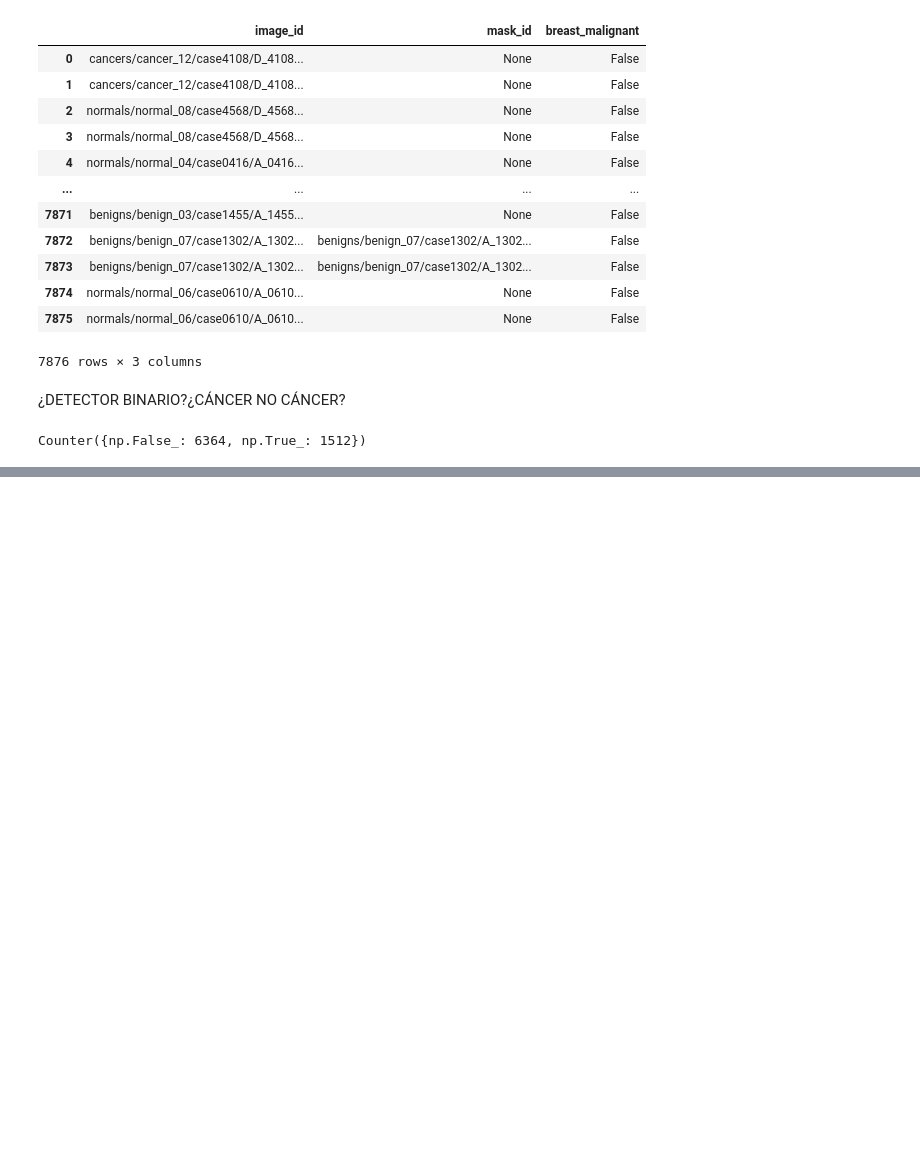
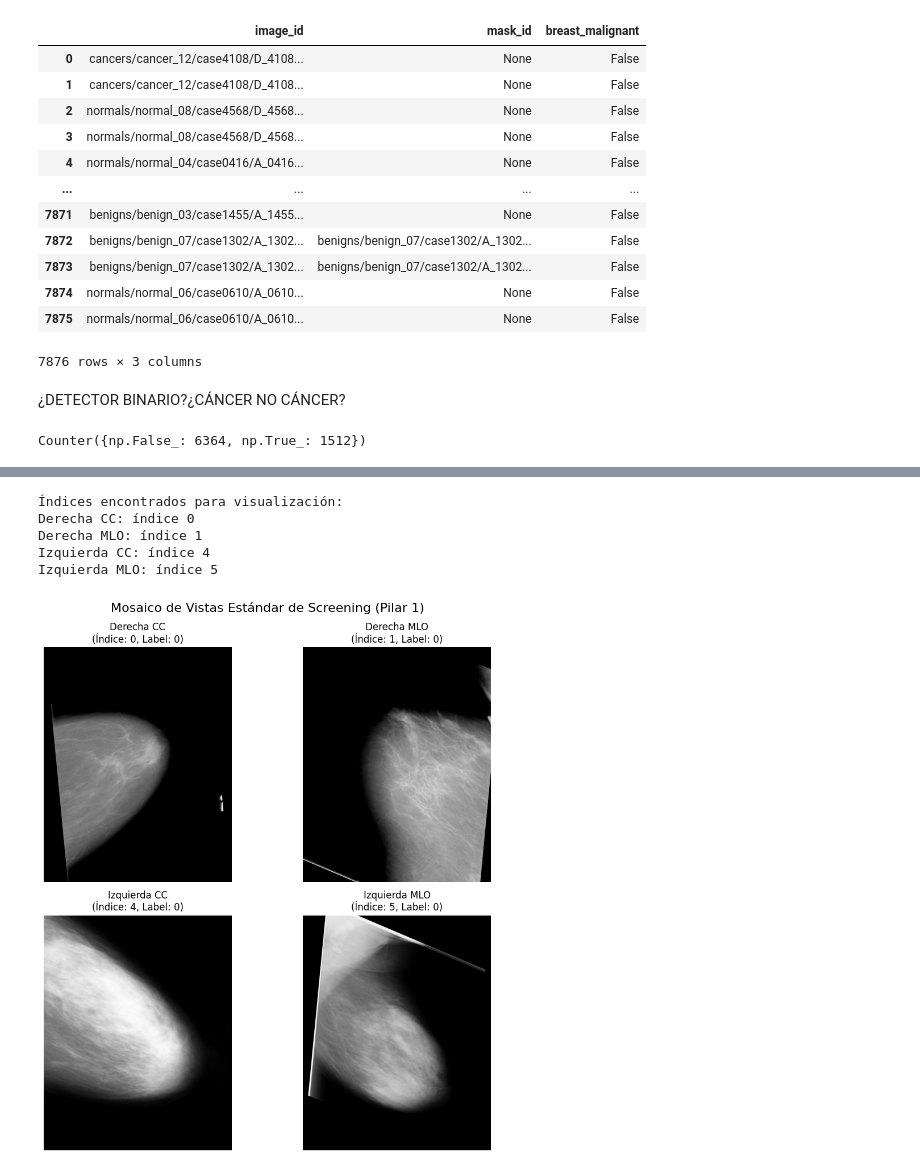
Before and after one commit to alalbiol/Mammography, a Jupyter notebook: elsa/notebooks/test_dataset.ipynb, the cells around one changed output, grey strips where cells are left out. Saved outputs shown, nothing was run; the diff lists cells and outputs as text; code cells hidden in the pictures; blank space fills up the shorter version.

Commit message:
dataset

```diff
--- a/elsa/notebooks/test_dataset.ipynb
+++ b/elsa/notebooks/test_dataset.ipynb
@@ -307,0 +379,13 @@ tensor(2.5302e-08) tensor(1.)
+# %%
+lateralidad = []
+for f in filenames:
+    f_upper = f.upper()
+    if 'RIGHT' in f_upper or '.R.' in f_upper:
+        lateralidad.append('Derecha (R)')
+    elif 'LEFT' in f_upper or '.L.' in f_upper:
+        lateralidad.append('Izquierda (L)')
+    else:
+        lateralidad.append('Desconocida')
+
+conteo_lat = Counter(lateralidad)
+print(f"Distribución por lateralidad: {conteo_lat}")
@@ -307,0 +422,67 @@ tensor(2.5302e-08) tensor(1.)
+# %%
+# Definimos los criterios de búsqueda exactos
+criterios = {
+    'Derecha CC': ('RIGHT', 'CC'),
+    'Derecha MLO': ('RIGHT', 'MLO'),
+    'Izquierda CC': ('LEFT', 'CC'),
+    'Izquierda MLO': ('LEFT', 'MLO')
+}
+
+indices_vistas = {}
+
+# Recorremos los filenames para encontrar el primer índice que cumpla cada criterio
+for i, f in enumerate(filenames):
+    f_upper = f.upper()
+
+    # Comprobamos cada criterio
+    for nombre_vista, (lat, proj) in criterios.items():
+        if nombre_vista not in indices_vistas: # Solo guardamos el primero encontrado
+            # Verificamos que contenga AMBOS términos (Lado y Proyección)
+            if lat in f_upper and proj in f_upper:
+                indices_vistas[nombre_vista] = i
+
+    # Si ya hemos encontrado los 4, paramos el bucle (eficiencia)
+    if len(indices_vistas) == 4:
+        break
+
+print("Índices encontrados para visualización:")
+for vista, idx in indices_vistas.items():
+    print(f"{vista}: índice {idx}")
+# %% [output]
+Índices encontrados para visualización:
+Derecha CC: índice 0
+Derecha MLO: índice 1
+Izquierda CC: índice 4
+Izquierda MLO: índice 5
+# %%
+# Creamos una figura de 2x2
+fig, axs = plt.subplots(2, 2, figsize=(10, 10))
+fig.suptitle('Mosaico de Vistas Estándar de Screening (Pilar 1)', fontsize=16)
+
+# Mapeo de posiciones en el grid (Fila, Columna)
+posiciones = {
+    'Derecha CC': (0, 0),
+    'Derecha MLO': (0, 1),
+    'Izquierda CC': (1, 0),
+    'Izquierda MLO': (1, 1)
+}
+
+# Visualizamos cada una
+for vista, idx in indices_vistas.items():
+    # Obtenemos la imagen y la máscara del dataset usando el índice encontrado
+    img, label, mask, *_ = train_ds[idx]
+
+    # Obtenemos el eje correcto del grid
+    fila, col = posiciones[vista]
+    ax = axs[fila, col]
+
+    # Visualizamos la imagen (canal 0) en escala de grises
+    ax.imshow(img[0], cmap='gray')
+    ax.set_title(f"{vista}\n(Índice: {idx}, Label: {label})")
+    ax.axis('off') # Ocultamos los ejes para una estética más limpia
+
+plt.tight_layout()
+plt.subplots_adjust(top=0.90) # Ajuste para el título principal
+plt.show()
+# %% [output]
+[figure, added]
```
Also changed, not shown: parts of 20 cells of this notebook, 2 other files.
